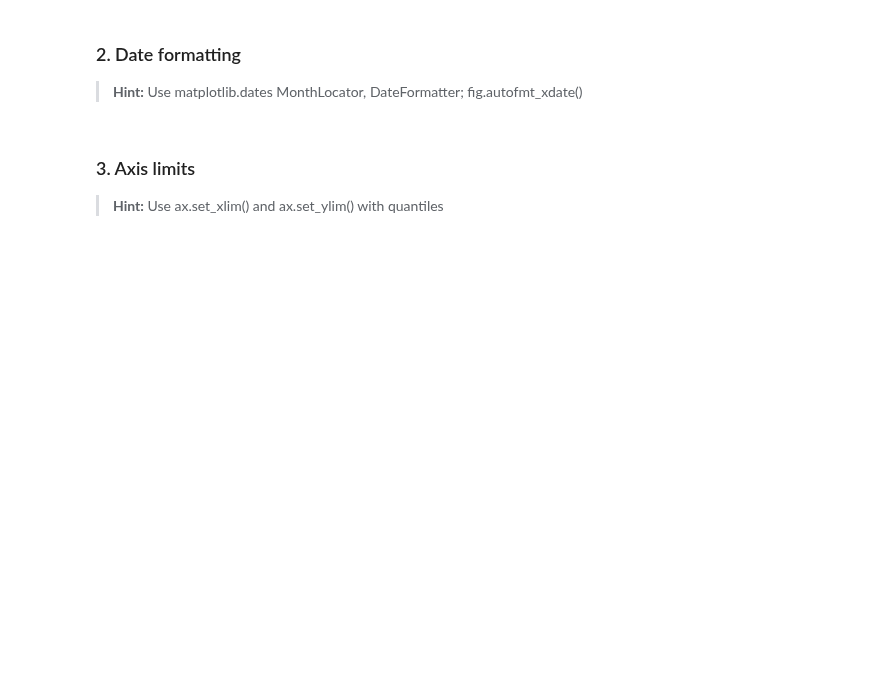
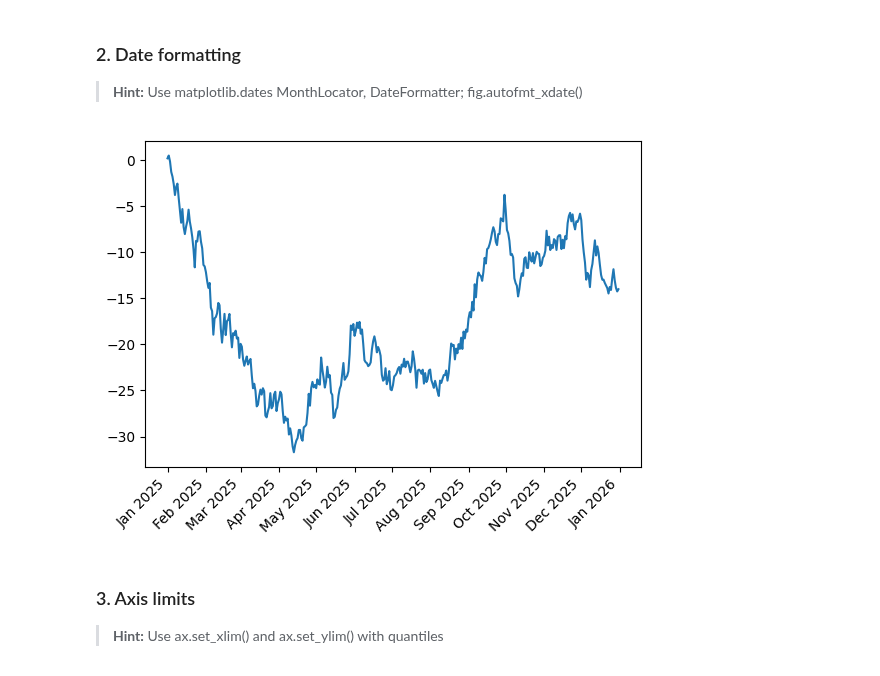
Before and after one commit to A-makarim/OOP, a Jupyter notebook: week 7/COMP0213-Pandas_matplotlib_exercises.ipynb, the cells around one changed output. Saved outputs shown, nothing was run; the diff lists cells and outputs as text; code cells hidden in the pictures; blank space fills up the shorter version.

```diff
--- a/week 7/COMP0213-Pandas_matplotlib_exercises.ipynb
+++ b/week 7/COMP0213-Pandas_matplotlib_exercises.ipynb
@@ -843,7 +855,19 @@ plt.show()
 > **Hint:** Use matplotlib.dates MonthLocator, DateFormatter; fig.autofmt_xdate()
 # %%
 # TODO
-# Format ticks as 'Mon YYYY' and rotate labels.
+import matplotlib.pyplot as plt
+import matplotlib.dates as mdates
+
+
+# Format ticks as 'Mon YYYY' and rotate labels
+fig, ax = plt.subplots()
+ax.plot(ts["date"], ts["y"])
+ax.xaxis.set_major_locator(mdates.MonthLocator()) # one tick per month
+ax.xaxis.set_major_formatter(mdates.DateFormatter("%b %Y"))
+fig.autofmt_xdate(rotation = 45)
+plt.show()
+# %% [output]
+[figure, added]
 # %% [markdown]
 ### 3. Axis limits
 
```
Also changed, not shown: parts of 5 cells of this notebook.
